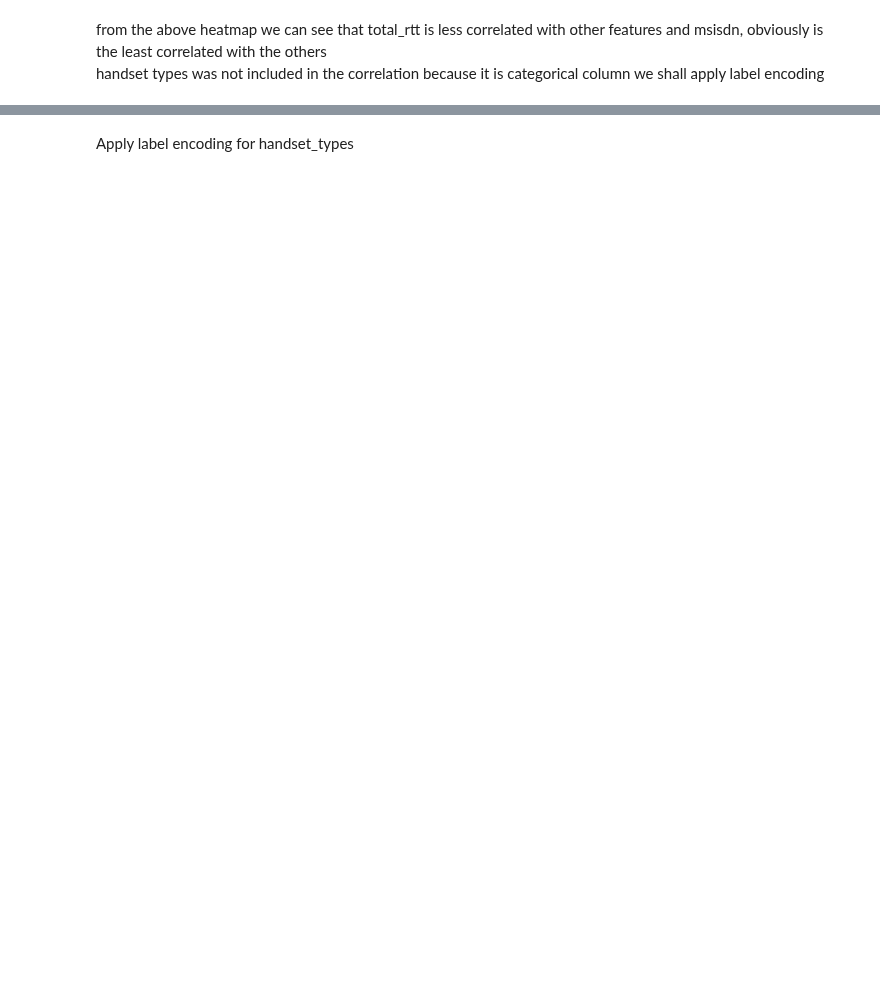
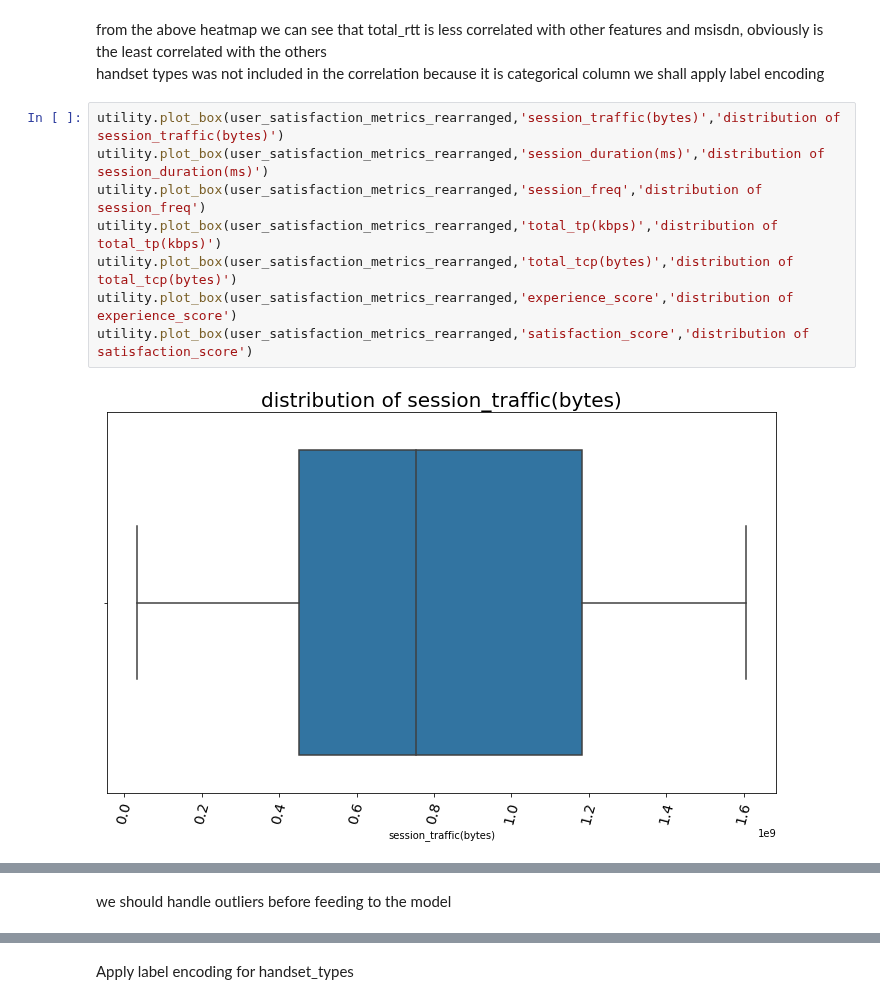
Before and after one commit to Nathnael12/Telecom_data_analysis, a Jupyter notebook: notebooks/UserSatisfactionAnalysis.ipynb, the cells around one changed output, grey strips where cells are left out. Cells and saved outputs as stored; diff of their text form; blank space fills up the shorter version.

```diff
--- a/notebooks/UserSatisfactionAnalysis.ipynb
+++ b/notebooks/UserSatisfactionAnalysis.ipynb
@@ -132,3 +148,13 @@ plt.show()
 # %% [markdown]
 from the above heatmap we can see that total_rtt is less correlated with other features and msisdn, obviously is the least correlated with the others <br>
 handset types was not included in the correlation because it is categorical column we shall apply label encoding
+# %%
+utility.plot_box(user_satisfaction_metrics_rearranged,'session_traffic(bytes)','distribution of session_traffic(bytes)')
+utility.plot_box(user_satisfaction_metrics_rearranged,'session_duration(ms)','distribution of session_duration(ms)')
+utility.plot_box(user_satisfaction_metrics_rearranged,'session_freq','distribution of session_freq')
+utility.plot_box(user_satisfaction_metrics_rearranged,'total_tp(kbps)','distribution of total_tp(kbps)')
+utility.plot_box(user_satisfaction_metrics_rearranged,'total_tcp(bytes)','distribution of total_tcp(bytes)')
+utility.plot_box(user_satisfaction_metrics_rearranged,'experience_score','distribution of experience_score')
+utility.plot_box(user_satisfaction_metrics_rearranged,'satisfaction_score','distribution of satisfaction_score')
+# %% [output]
+[figure, added]
@@ -134,0 +167,2 @@ handset types was not included in the correlation because it is categorical colu
+# %% [markdown]
+we should handle outliers before feeding to the model
```
Also changed, not shown: parts of 32 cells of this notebook, 3 other files.
